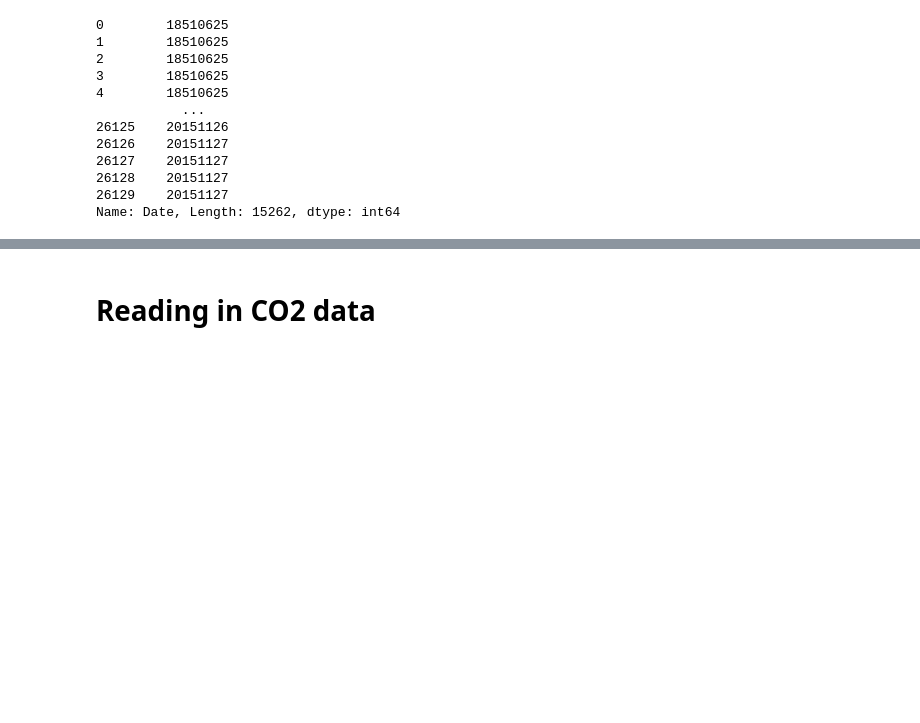
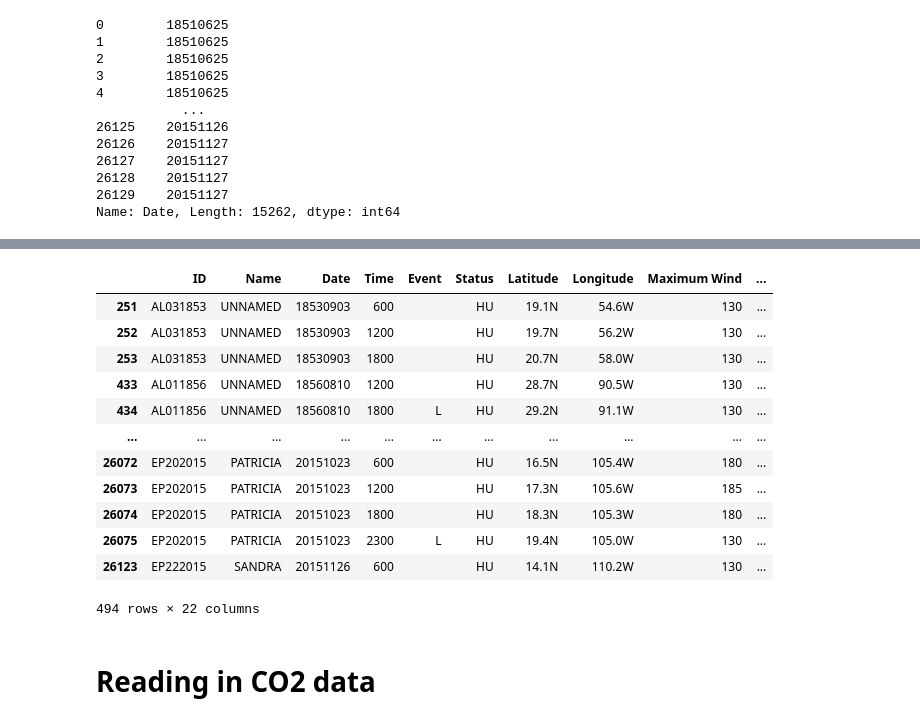
Before and after one commit to DanielBrechner/hurrdat_co2, a Jupyter notebook: explore.ipynb, the cells around one changed output, grey strips where cells are left out. Drawn from its saved outputs; the diff is of its cells as text; code cells hidden in the pictures; blank space fills up the shorter version.

```diff
--- a/explore.ipynb
+++ b/explore.ipynb
@@ -82,3 +98,20 @@ Name: Date, Length: 15262, dtype: int64
+# %%
+intense_hurr = hurr_df[hurr_df["Maximum Wind"] >= 130 ]
+intense_hurr.plot
+# %% [output]
+|  | ID | Name | Date | Time | Event | Status | Latitude | Longitude | Maximum Wind | ... |
+| 251 | AL031853 | UNNAMED | 18530903 | 600 |  | HU | 19.1N | 54.6W | 130 | ... |
+| 252 | AL031853 | UNNAMED | 18530903 | 1200 |  | HU | 19.7N | 56.2W | 130 | ... |
+| 253 | AL031853 | UNNAMED | 18530903 | 1800 |  | HU | 20.7N | 58.0W | 130 | ... |
+| 433 | AL011856 | UNNAMED | 18560810 | 1200 |  | HU | 28.7N | 90.5W | 130 | ... |
+| 434 | AL011856 | UNNAMED | 18560810 | 1800 | L | HU | 29.2N | 91.1W | 130 | ... |
+| ... | ... | ... | ... | ... | ... | ... | ... | ... | ... | ... |
+| 26072 | EP202015 | PATRICIA | 20151023 | 600 |  | HU | 16.5N | 105.4W | 180 | ... |
+| 26073 | EP202015 | PATRICIA | 20151023 | 1200 |  | HU | 17.3N | 105.6W | 185 | ... |
+| 26074 | EP202015 | PATRICIA | 20151023 | 1800 |  | HU | 18.3N | 105.3W | 180 | ... |
+| 26075 | EP202015 | PATRICIA | 20151023 | 2300 | L | HU | 19.4N | 105.0W | 130 | ... |
+| 26123 | EP222015 | SANDRA | 20151126 | 600 |  | HU | 14.1N | 110.2W | 130 | ... |
+494 rows × 22 columns
 # %% [markdown]
 # Reading in CO2 data
 # %%
```
Also changed, not shown: parts of 1 cell of this notebook, 1 other file.
